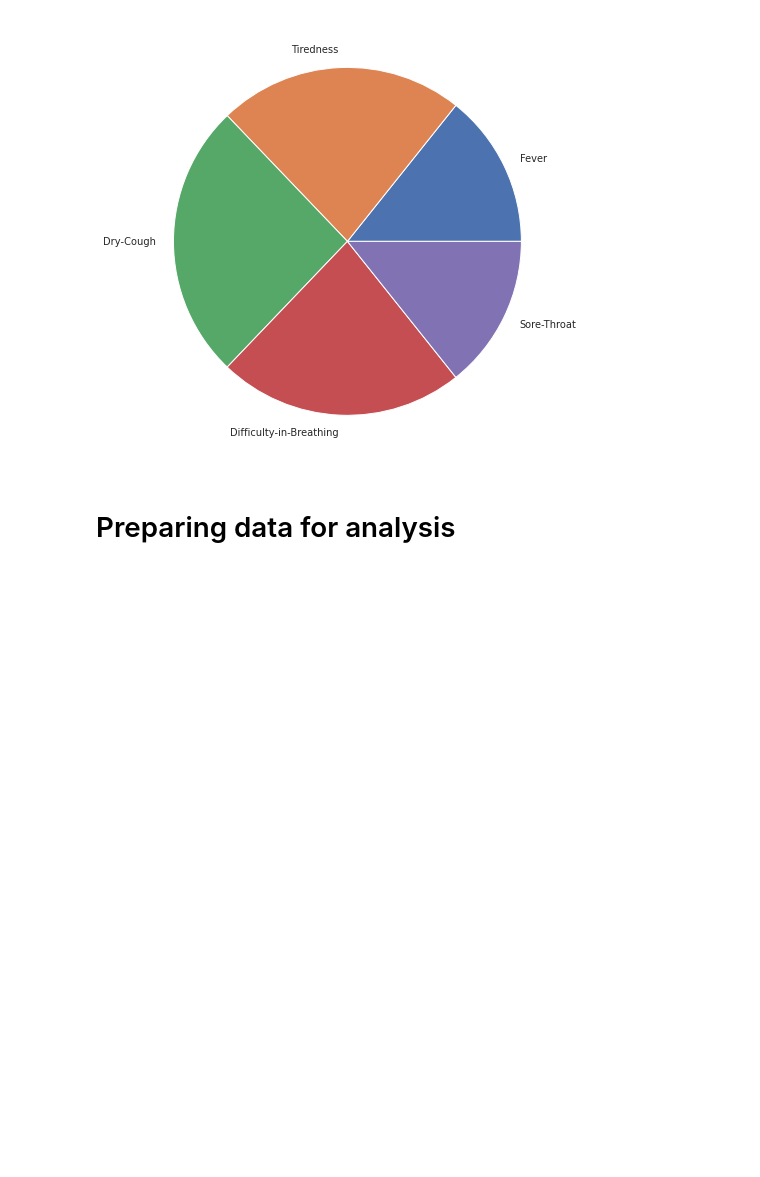
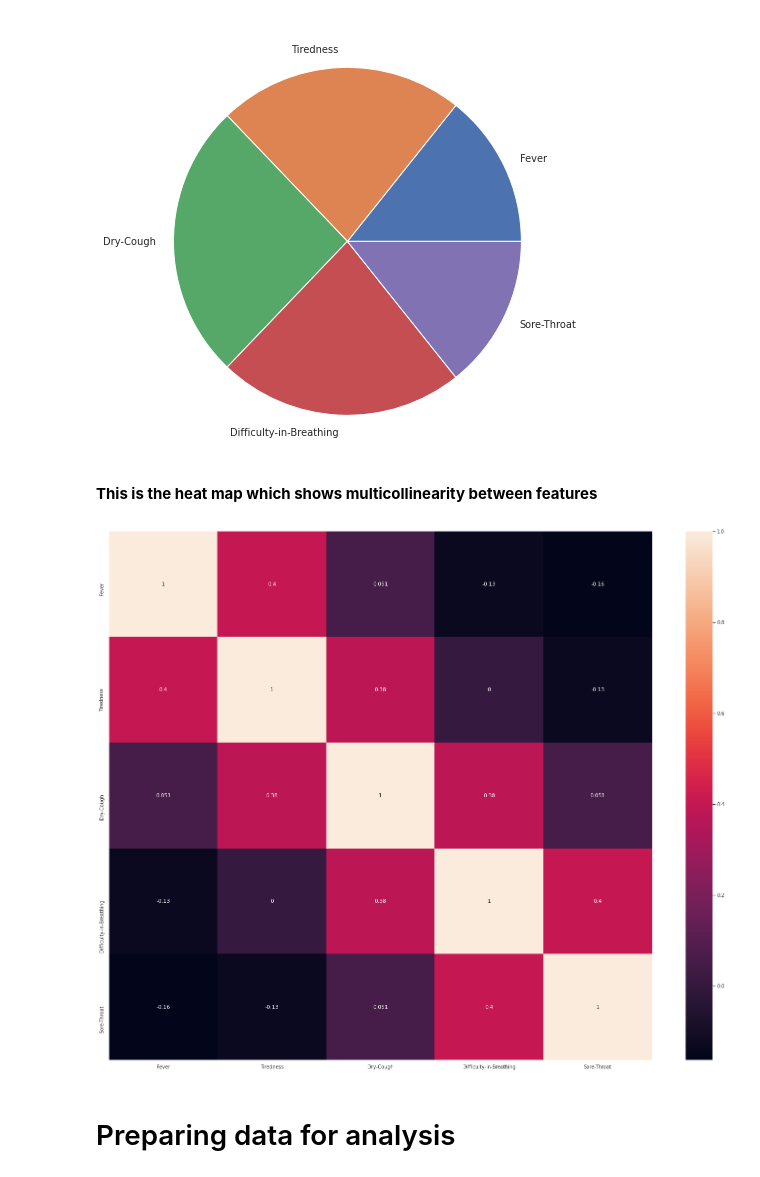
Before and after one commit to rajsalla/Classifying-Covid-19-Cases, a Jupyter notebook: Classifying_Covid_19_Cases.ipynb, the cells around one changed output. Saved outputs shown, nothing was run; the diff lists cells and outputs as text; code cells hidden in the pictures; blank space fills up the shorter version.

Commit message:
Added Heatmap

```diff
--- a/Classifying_Covid_19_Cases.ipynb
+++ b/Classifying_Covid_19_Cases.ipynb
@@ -88,6 +111,14 @@ plt.pie(data=count_imp_df, x="Occurence_Count", labels=count_imp_df["Indicator"]
 plt.show()
 # %% [output]
 [figure]
+# %% [markdown]
+**This is the heat map which shows multicollinearity between features**
+# %%
+fig = plt.figure(figsize=(25, 20))
+sns.heatmap(important_features.corr(), annot=True)
+plt.savefig("Heatmap.png")
+# %% [output]
+[figure, added]
 # %% [markdown]
 # Preparing data for analysis
 # %%
```
Also changed, not shown: parts of 9 cells of this notebook.
